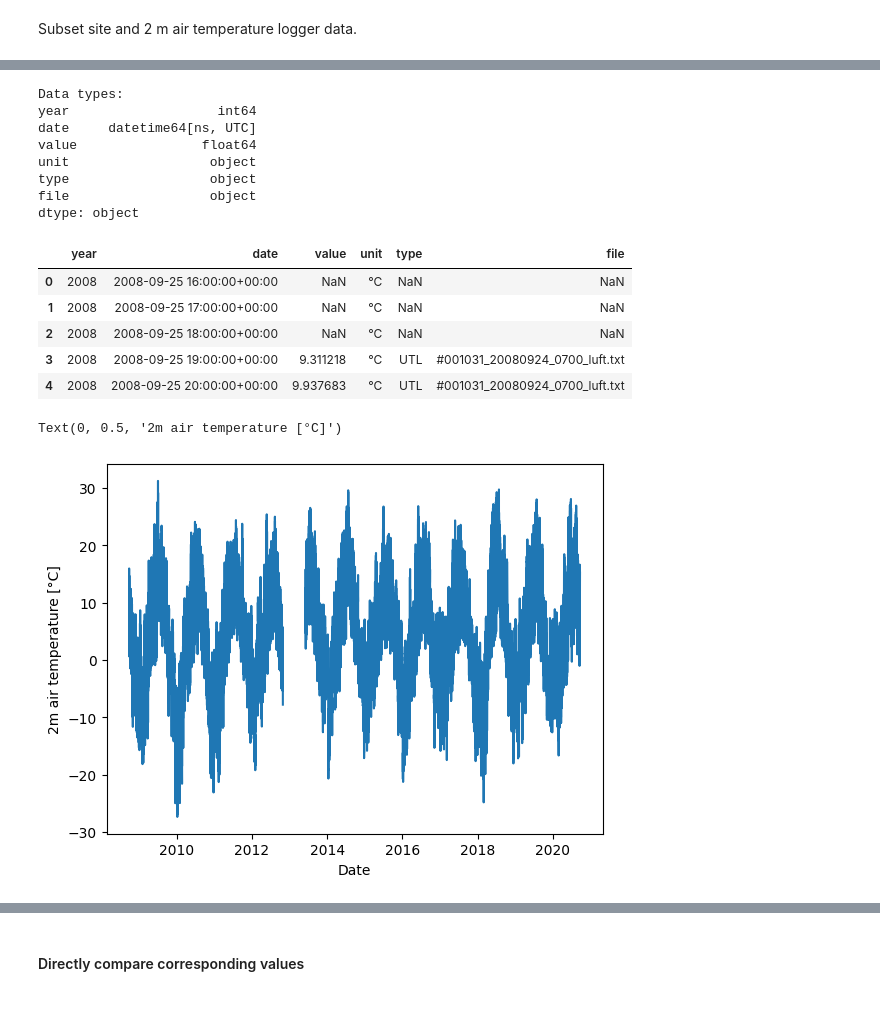
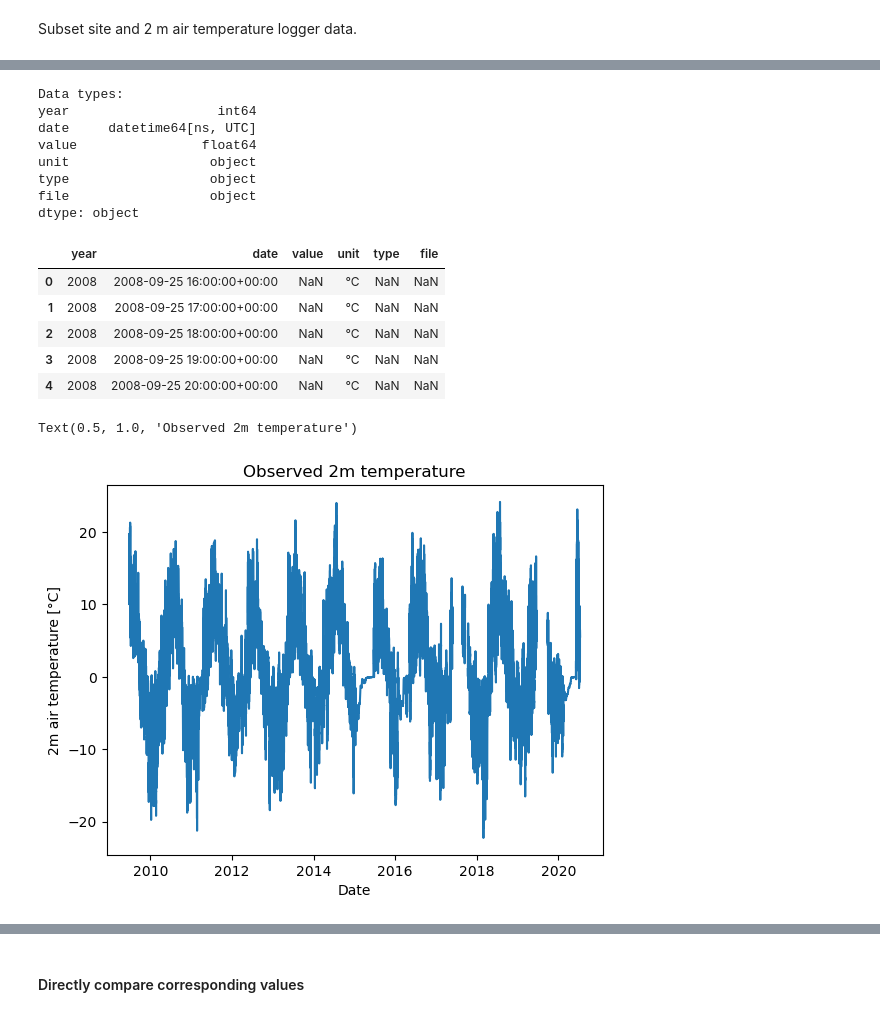
Before and after one commit to evalieungh/FATES_INCLINE, a Jupyter notebook: src/analysis_and_plotting/forcing_vs_vcg_temperature.ipynb, the cells around one changed output, grey strips where cells are left out. Cells and saved outputs as stored; diff of their text form; code cells hidden in the pictures.

Commit message:
compare gswp3/cosmo temp to observations

```diff
--- a/src/analysis_and_plotting/forcing_vs_vcg_temperature.ipynb
+++ b/src/analysis_and_plotting/forcing_vs_vcg_temperature.ipynb
@@ -106,8 +118,11 @@ Subset site and 2 m air temperature logger data.
+# %%
+# Site name in observational dataset
+site_name_vcg = "Skjelingahaugen"
 # %%
-bor1_2m_temp_df = obs_temperature_df[(obs_temperature_df["siteID"] == site_name_vcg) & (obs_temperature_df["logger"] == "temp200cm")].reset_index(drop=True)
-print(f"Shape: {bor1_2m_temp_df.shape}")
-print(f"Data types:\n{bor1_2m_temp_df.dtypes}")
-bor1_2m_temp_df.head()
+temperature_df = obs_temperature_df[(obs_temperature_df["siteID"] == site_name_vcg) & (obs_temperature_df["logger"] == "temp200cm")].reset_index(drop=True)
+print(f"Shape: {temperature_df.shape}")
+print(f"Data types:\n{temperature_df.dtypes}")
+temperature_df.head()
 # %% [output]
 Shape: (107528, 9)
 Data types:
@@ -130,11 +145,11 @@ dtype: object
 # %%
 # Convert date column to datetime, only keep date and value columns
-bor1_2m_temp_df['date'] = pd.to_datetime(bor1_2m_temp_df['date'])
+temperature_df['date'] = pd.to_datetime(temperature_df['date'])
 
-bor1_2m_temp_df.drop(labels=['siteID', 'logger', 'flag'], axis=1, inplace=True)
+temperature_df.drop(labels=['siteID', 'logger', 'flag'], axis=1, inplace=True)
 
-print(f"Data types:\n{bor1_2m_temp_df.dtypes}")
-bor1_2m_temp_df.head()
+print(f"Data types:\n{temperature_df.dtypes}")
+temperature_df.head()
 # %% [output]
 Data types:
 year                   int64
@@ -148,18 +163,19 @@ dtype: object
 | 0 | 2008 | 2008-09-25 16:00:00+00:00 | NaN | °C | NaN | NaN |
 | 1 | 2008 | 2008-09-25 17:00:00+00:00 | NaN | °C | NaN | NaN |
 | 2 | 2008 | 2008-09-25 18:00:00+00:00 | NaN | °C | NaN | NaN |
-| 3 | 2008 | 2008-09-25 19:00:00+00:00 | 9.311218 | °C | UTL | #001031_20080924_0700_luft.txt |
-| 4 | 2008 | 2008-09-25 20:00:00+00:00 | 9.937683 | °C | UTL | #001031_20080924_0700_luft.txt |
+| 3 | 2008 | 2008-09-25 19:00:00+00:00 | NaN | °C | NaN | NaN |
+| 4 | 2008 | 2008-09-25 20:00:00+00:00 | NaN | °C | NaN | NaN |
 # %%
 # Quick visualization
 fig, ax = plt.subplots()
-ax.plot(bor1_2m_temp_df['date'],
-        bor1_2m_temp_df['value']
+ax.plot(temperature_df['date'],
+        temperature_df['value']
        )
 ax.set_xlabel("Date")
 ax.set_ylabel("2m air temperature [°C]")
+plt.title("Observed 2m temperature")
 # %% [output]
-Text(0, 0.5, '2m air temperature [°C]')
+Text(0.5, 1.0, 'Observed 2m temperature')
-[figure, old version]
+[figure, new version]
 # %%
 # Calculate daily mean
```
Also changed, not shown: parts of 32 cells of this notebook.
